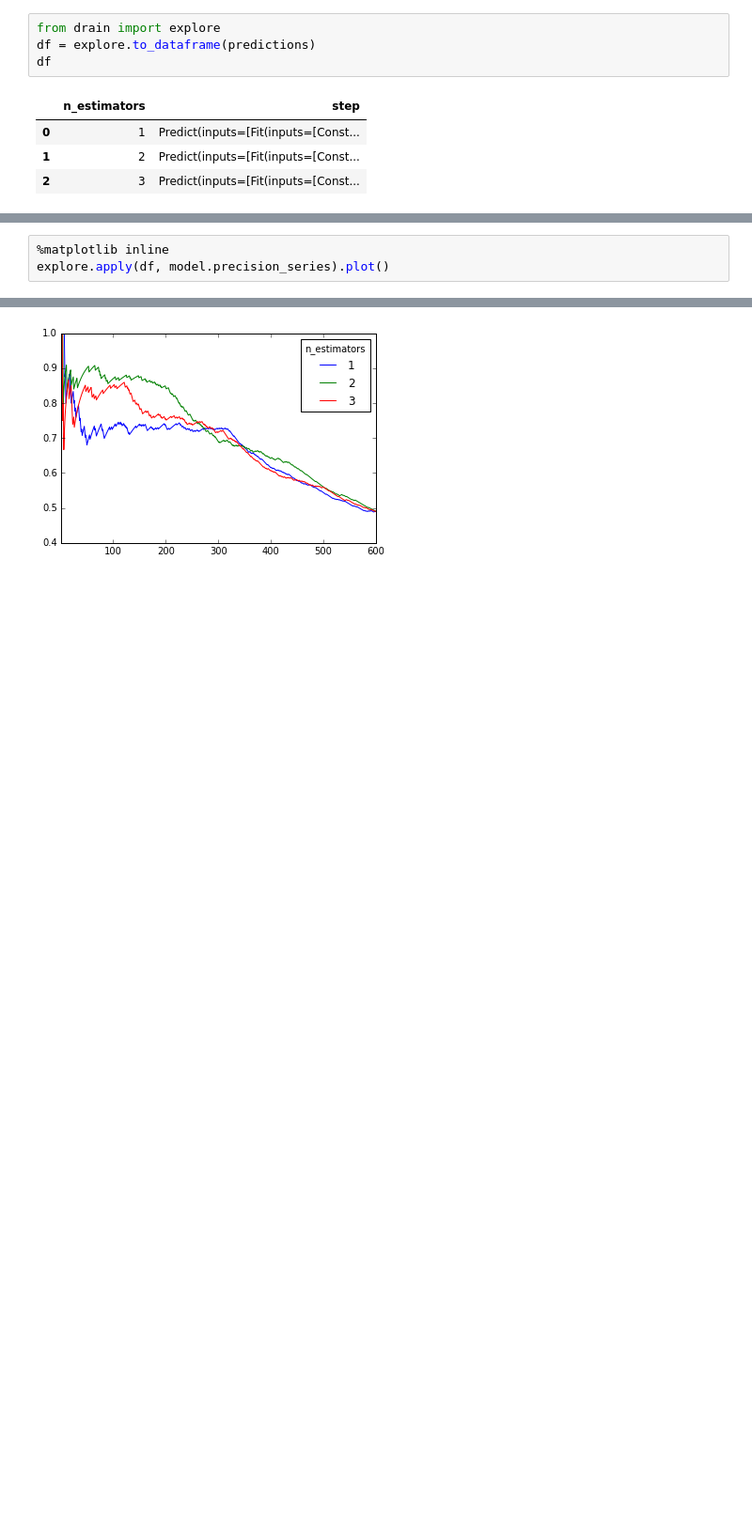
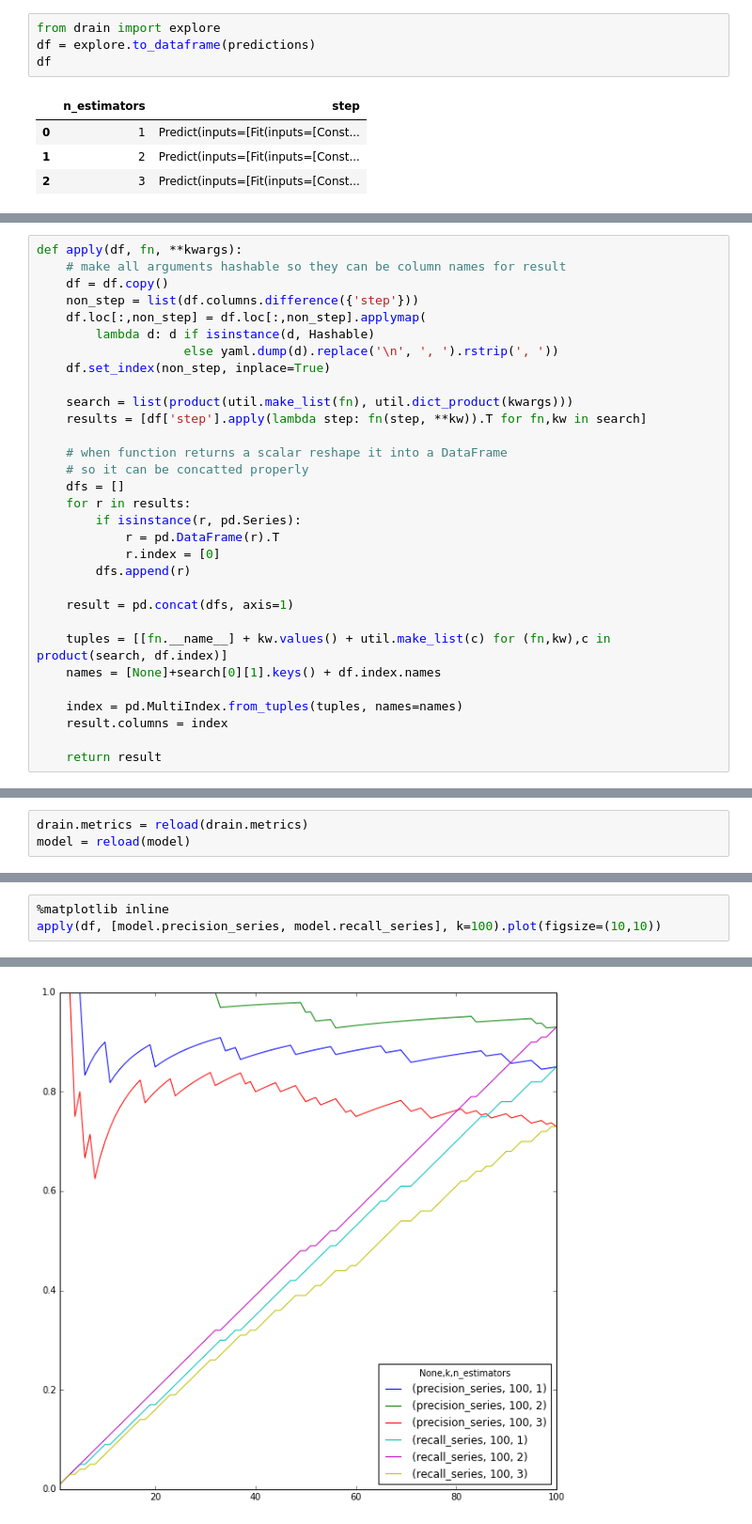
Before and after one commit to potash/drain, a Jupyter notebook: notebooks/Introduction.ipynb, the cells around one changed output, grey strips where cells are left out. Shown at 94% size. Drawn from its saved outputs; the diff is of its cells as text; blank space fills up the shorter version.

Commit message:
recall proportion

```diff
--- a/notebooks/Introduction.ipynb
+++ b/notebooks/Introduction.ipynb
@@ -283,0 +217,31 @@ Name: step, dtype: float64
+# %%
+def apply(df, fn, **kwargs):
+    # make all arguments hashable so they can be column names for result
+    df = df.copy()
+    non_step = list(df.columns.difference({'step'}))
+    df.loc[:,non_step] = df.loc[:,non_step].applymap(
+        lambda d: d if isinstance(d, Hashable)
+                    else yaml.dump(d).replace('\n', ', ').rstrip(', '))
+    df.set_index(non_step, inplace=True)
+
+    search = list(product(util.make_list(fn), util.dict_product(kwargs)))
+    results = [df['step'].apply(lambda step: fn(step, **kw)).T for fn,kw in search]
+
+    # when function returns a scalar reshape it into a DataFrame
+    # so it can be concatted properly
+    dfs = []
+    for r in results:
+        if isinstance(r, pd.Series):
+            r = pd.DataFrame(r).T
+            r.index = [0]
+        dfs.append(r)
+
+    result = pd.concat(dfs, axis=1)
+
+    tuples = [[fn.__name__] + kw.values() + util.make_list(c) for (fn,kw),c in product(search, df.index)]
+    names = [None]+search[0][1].keys() + df.index.names
+
+    index = pd.MultiIndex.from_tuples(tuples, names=names)
+    result.columns = index
+
+    return result
@@ -283,0 +250,3 @@ Name: step, dtype: float64
+# %%
+drain.metrics = reload(drain.metrics)
+model = reload(model)
@@ -284,6 +267,6 @@ Name: step, dtype: float64
 # %%
 %matplotlib inline
-explore.apply(df, model.precision_series).plot()
+apply(df, [model.precision_series, model.recall_series], k=100).plot(figsize=(10,10))
 # %% [output]
 <matplotlib.axes._subplots.AxesSubplot at 0x...>
-[figure, old version]
+[figure, new version]
```
Also changed, not shown: parts of 16 cells of this notebook, 1 other file.
